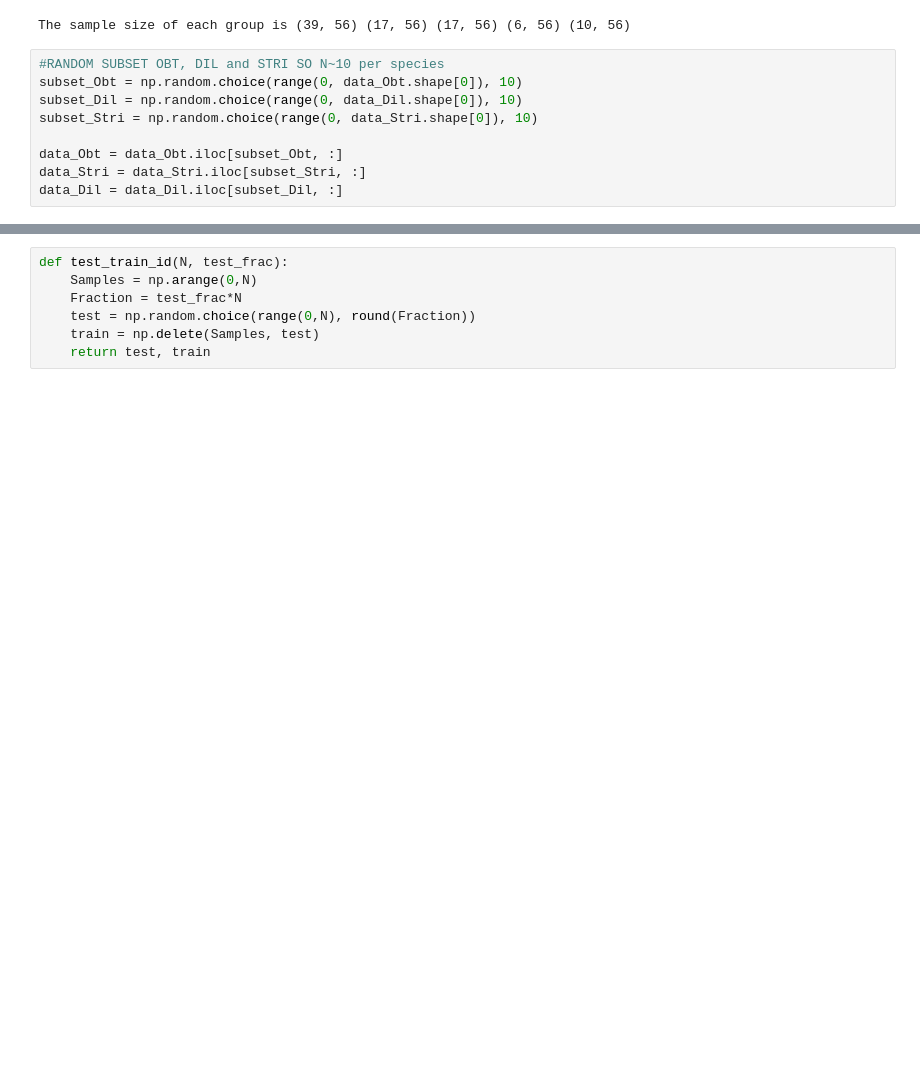
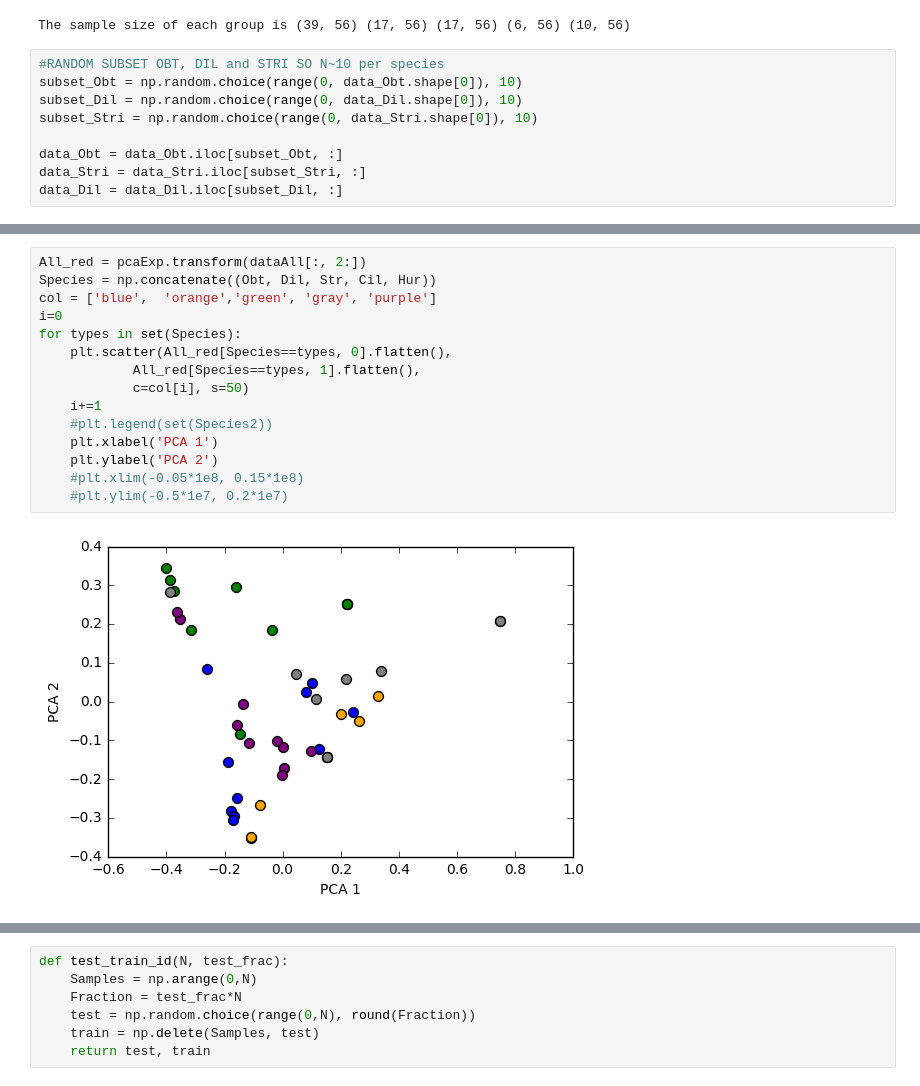
Before and after one commit to ryokubo5710/Platanthera_scents, a Jupyter notebook: PCA_SUM_BALANCESAMPLE.ipynb, the cells around one changed output, grey strips where cells are left out. Drawn from its saved outputs; the diff is of its cells as text; blank space fills up the shorter version.

```diff
--- a/PCA_SUM_BALANCESAMPLE.ipynb
+++ b/PCA_SUM_BALANCESAMPLE.ipynb
@@ -62,0 +63,17 @@ for i in range(0, len(CumSumExp)):
+# %%
+All_red = pcaExp.transform(dataAll[:, 2:])
+Species = np.concatenate((Obt, Dil, Str, Cil, Hur))
+col = ['blue',  'orange','green', 'gray', 'purple']
+i=0
+for types in set(Species):
+    plt.scatter(All_red[Species==types, 0].flatten(),
+            All_red[Species==types, 1].flatten(),
+            c=col[i], s=50)
+    i+=1
+    #plt.legend(set(Species2))
+    plt.xlabel('PCA 1')
+    plt.ylabel('PCA 2')
+    #plt.xlim(-0.05*1e8, 0.15*1e8)
+    #plt.ylim(-0.5*1e7, 0.2*1e7)
+# %% [output]
+[figure, added]
```
Also changed, not shown: parts of 9 cells of this notebook, 4 other files.
